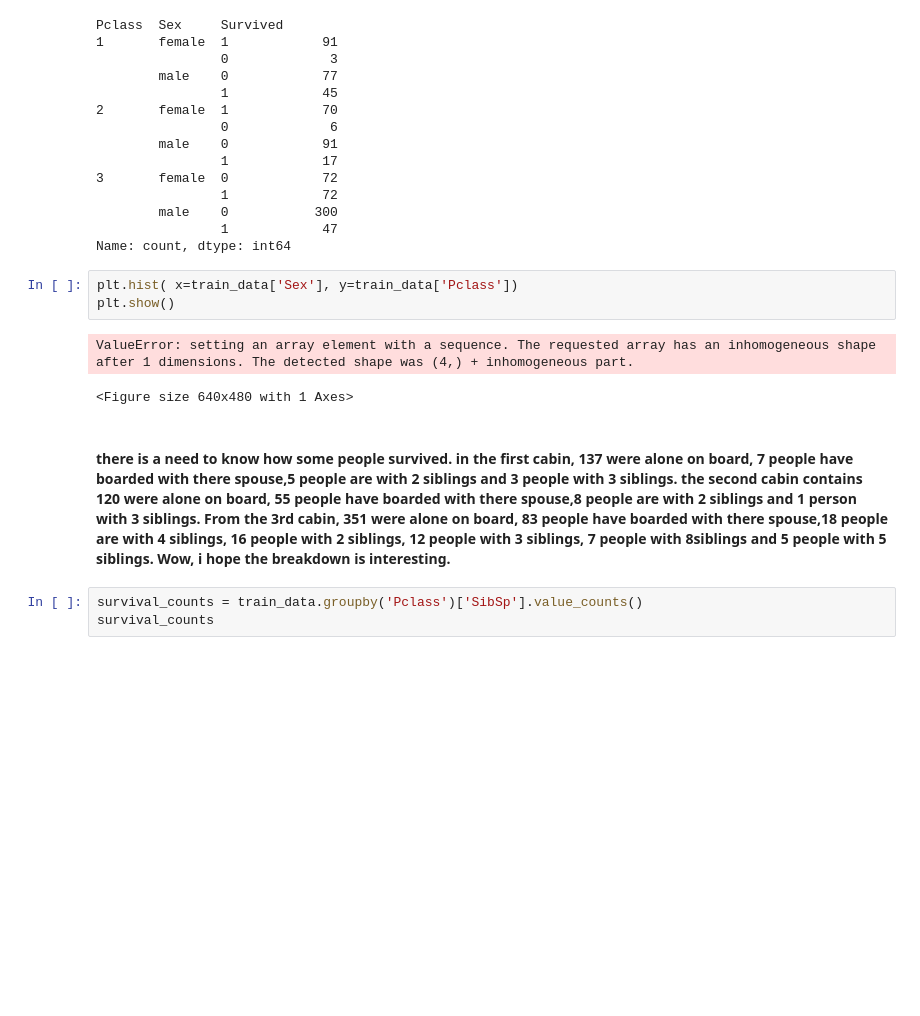
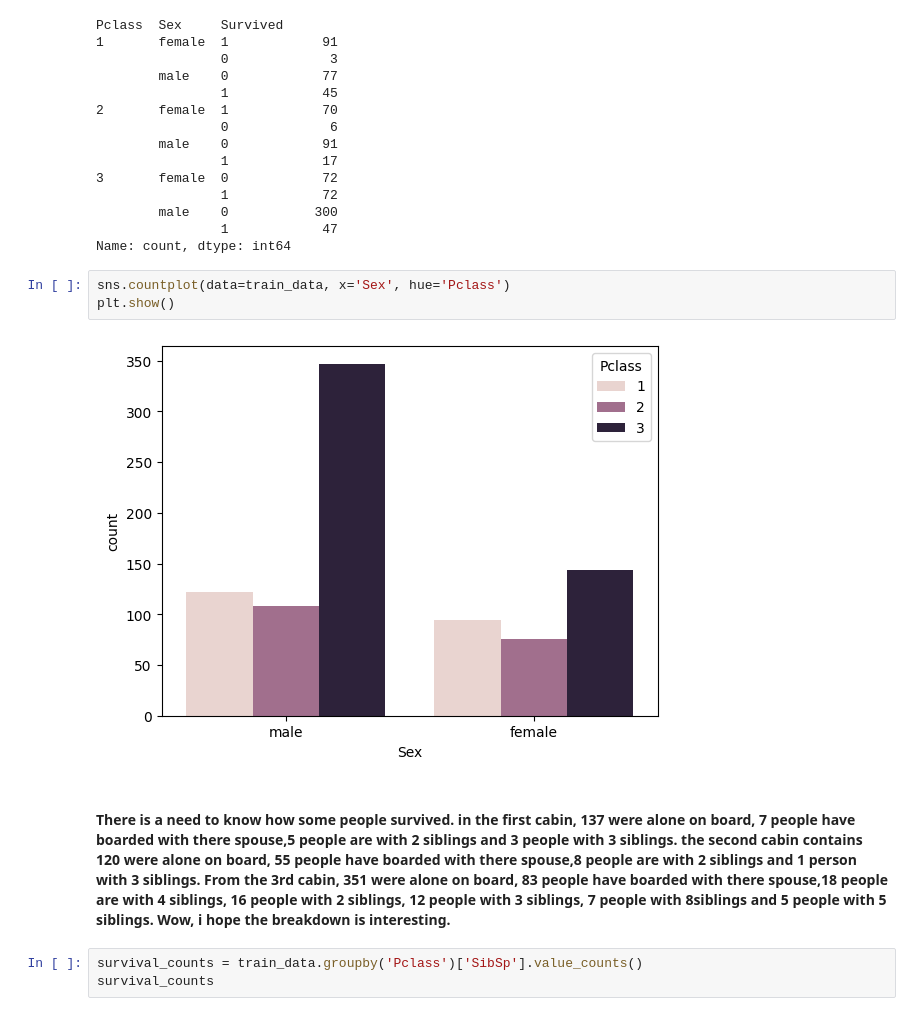
Before and after one commit to Tiamz01/Titanic_survival, a Jupyter notebook: Titanic_ML.ipynb, the cells around one changed output. Saved outputs shown, nothing was run; the diff lists cells and outputs as text; blank space fills up the shorter version.

```diff
--- a/Titanic_ML.ipynb
+++ b/Titanic_ML.ipynb
@@ -161,13 +161,12 @@ Pclass  Sex     Survived
                 1            47
 Name: count, dtype: int64
 # %%
-plt.hist( x=train_data['Sex'], y=train_data['Pclass'])
+sns.countplot(data=train_data, x='Sex', hue='Pclass')
 plt.show()
 # %% [output]
-ValueError: setting an array element with a sequence. The requested array has an inhomogeneous shape after 1 dimensions. The detected shape was (4,) + inhomogeneous part.
-<Figure size 640x480 with 1 Axes>
+[figure, added]
 # %% [markdown]
-#### there is a need to know how some people survived. in the first cabin, 137 were alone on board, 7 people have boarded with there spouse,5 people are with 2 siblings and 3 people with 3 siblings. the second cabin contains 120 were alone on board, 55 people have boarded with there spouse,8 people are with 2 siblings and 1 person with 3 siblings. From the 3rd cabin, 351 were alone on board, 83 people have boarded with there spouse,18 people are with 4 siblings, 16 people with 2 siblings, 12 people with 3 siblings, 7 people with  8siblings and 5 people with 5 siblings. Wow, i hope the breakdown is interesting.
+#### There is a need to know how some people survived. in the first cabin, 137 were alone on board, 7 people have boarded with there spouse,5 people are with 2 siblings and 3 people with 3 siblings. the second cabin contains 120 were alone on board, 55 people have boarded with there spouse,8 people are with 2 siblings and 1 person with 3 siblings. From the 3rd cabin, 351 were alone on board, 83 people have boarded with there spouse,18 people are with 4 siblings, 16 people with 2 siblings, 12 people with 3 siblings, 7 people with  8siblings and 5 people with 5 siblings. Wow, i hope the breakdown is interesting.
 # %%
 survival_counts = train_data.groupby('Pclass')['SibSp'].value_counts()
 survival_counts
```
Also changed, not shown: parts of 11 cells of this notebook, 2 other files.
